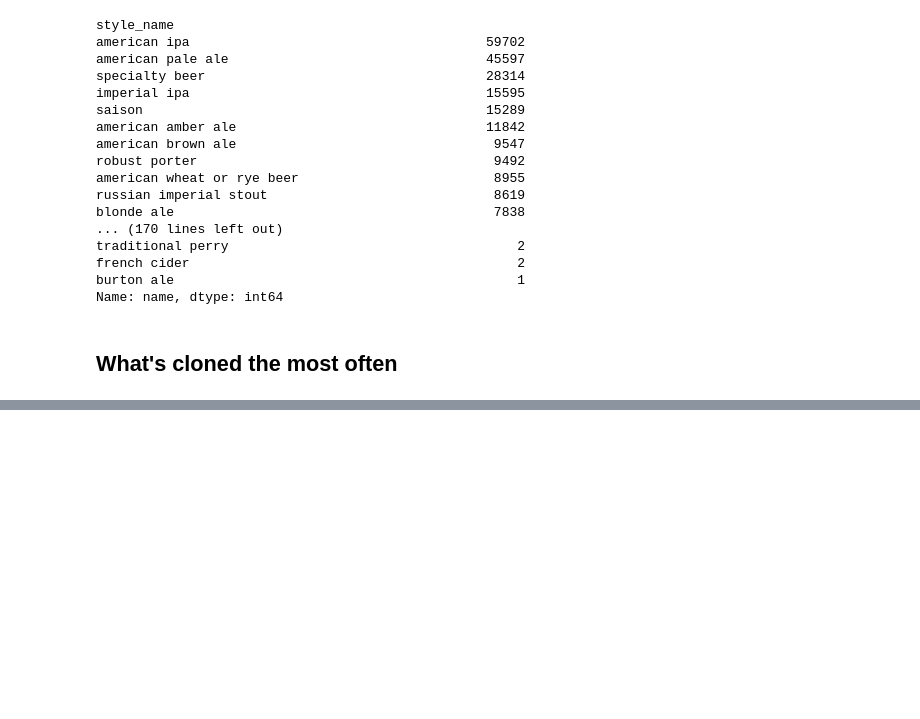
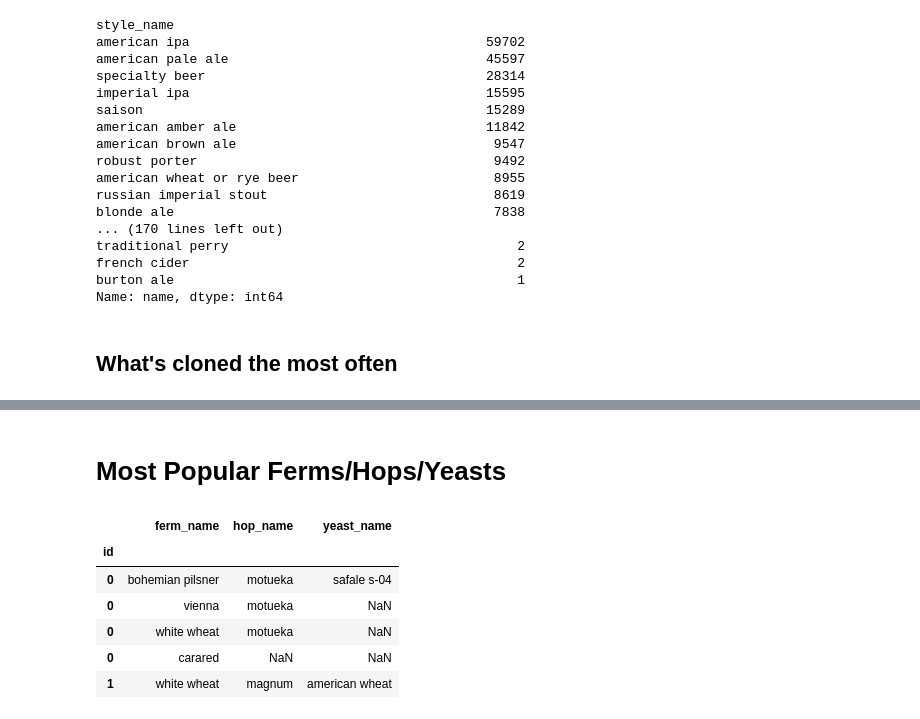
Before and after one commit to rmwoods/beer.ai, a Jupyter notebook: beer.ai/notebooks/our_dataset.ipynb, the cells around one changed output, grey strips where cells are left out. Cells and saved outputs as stored; diff of their text form; code cells hidden in the pictures; blank space fills up the shorter version.

```diff
--- a/beer.ai/notebooks/our_dataset.ipynb
+++ b/beer.ai/notebooks/our_dataset.ipynb
@@ -458 +451,16 @@ magic hat #9                  19
 Name: name, dtype: int64
+# %% [markdown]
+# Most Popular Ferms/Hops/Yeasts
+# %%
+with pd.HDFStore("../all_recipes.h5") as store:
+    ing = store.select(key="/ingredients", columns=["ferm_name", "hop_name", "yeast_name"])
+# %%
+ing.head()
+# %% [output]
+|  | ferm_name | hop_name | yeast_name |
+| id |  |  |  |
+| 0 | bohemian pilsner | motueka | safale s-04 |
+| 0 | vienna | motueka | NaN |
+| 0 | white wheat | motueka | NaN |
+| 0 | carared | NaN | NaN |
+| 1 | white wheat | magnum | american wheat |
```
Also changed, not shown: parts of 16 cells of this notebook, 1 other file.
